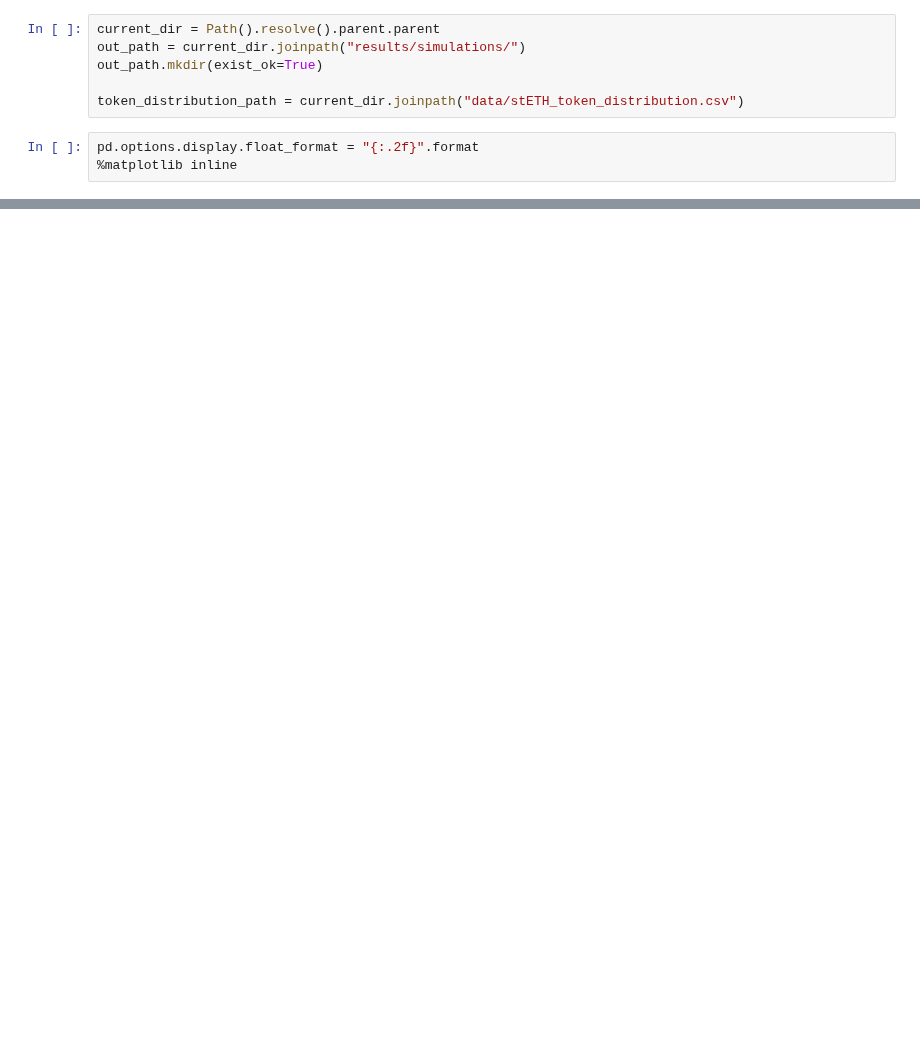
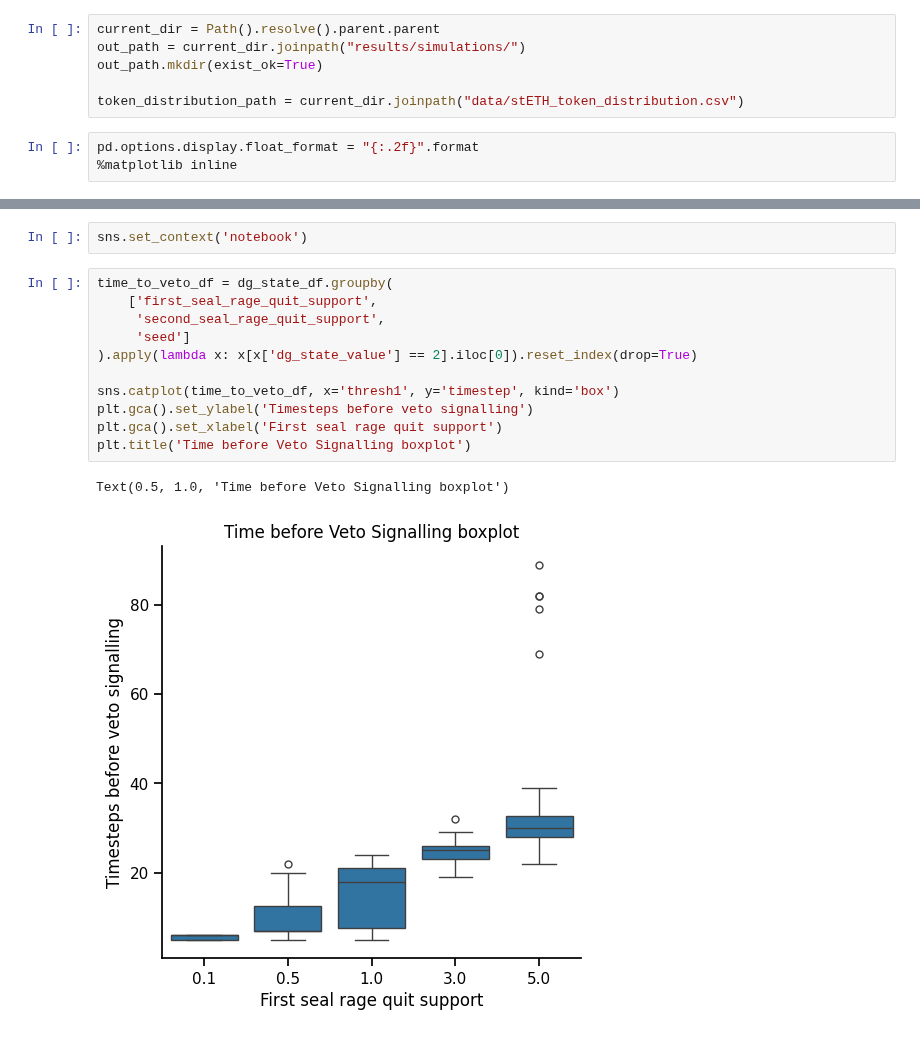
Before and after one commit to collectif-dao/dg-research, a Jupyter notebook: experiments/notebooks/05_singalling_threshold_sweeps_under_proposal_with_attack.ipynb, the cells around one changed output, grey strips where cells are left out. Cells and saved outputs as stored; diff of their text form; blank space fills up the shorter version.

```diff
--- a/experiments/notebooks/05_singalling_threshold_sweeps_under_proposal_with_attack.ipynb
+++ b/experiments/notebooks/05_singalling_threshold_sweeps_under_proposal_with_attack.ipynb
@@ -213,0 +112,16 @@ plt.gca().set_yticks(list(state_names.keys()), labels=list(state_names.values())
+# %%
+sns.set_context('notebook')
+# %%
+time_to_veto_df = dg_state_df.groupby(
+    ['first_seal_rage_quit_support',
+     'second_seal_rage_quit_support',
+     'seed']
+).apply(lambda x: x[x['dg_state_value'] == 2].iloc[0]).reset_index(drop=True)
+
+sns.catplot(time_to_veto_df, x='thresh1', y='timestep', kind='box')
+plt.gca().set_ylabel('Timesteps before veto signalling')
+plt.gca().set_xlabel('First seal rage quit support')
+plt.title('Time before Veto Signalling boxplot')
+# %% [output]
+Text(0.5, 1.0, 'Time before Veto Signalling boxplot')
+[figure, new version]
```
Also changed, not shown: parts of 23 cells of this notebook, 7 other files.
